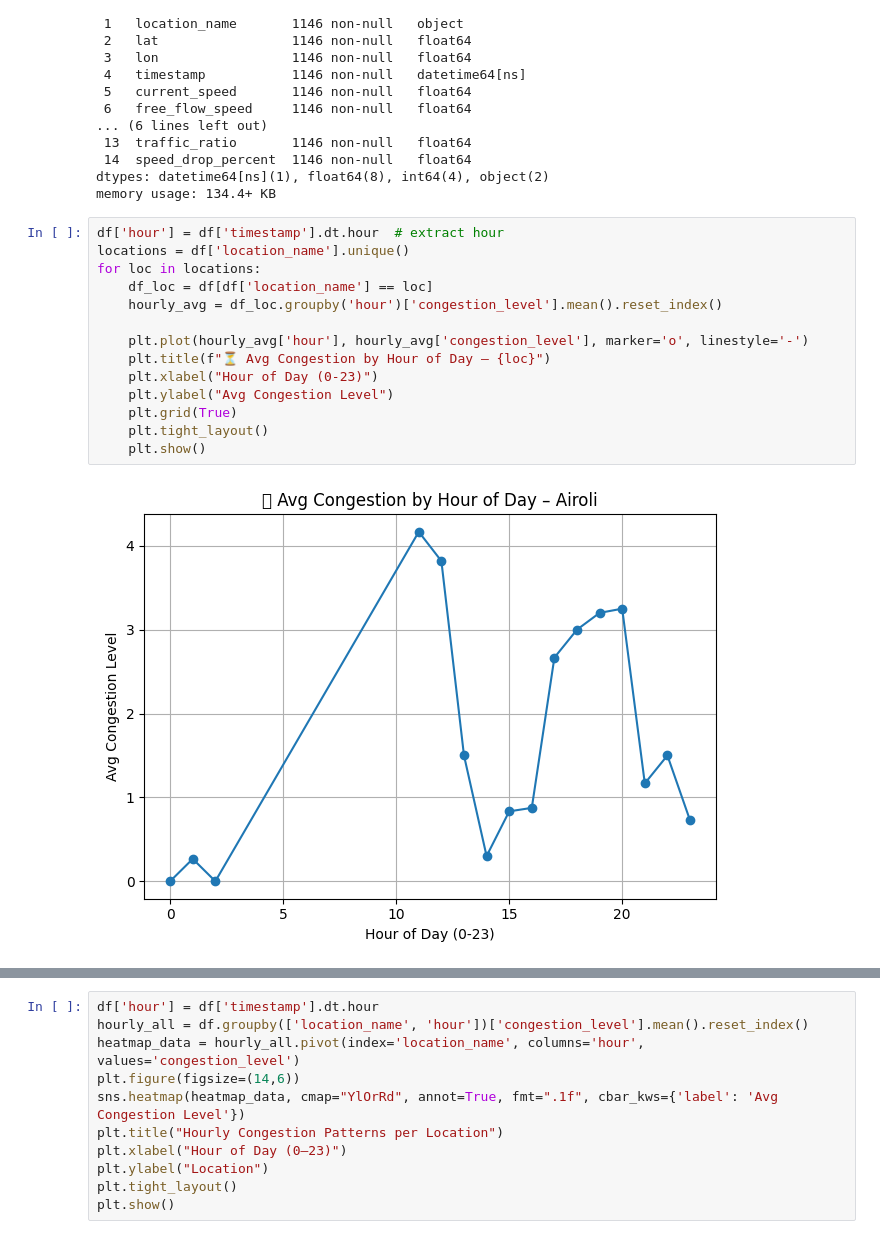
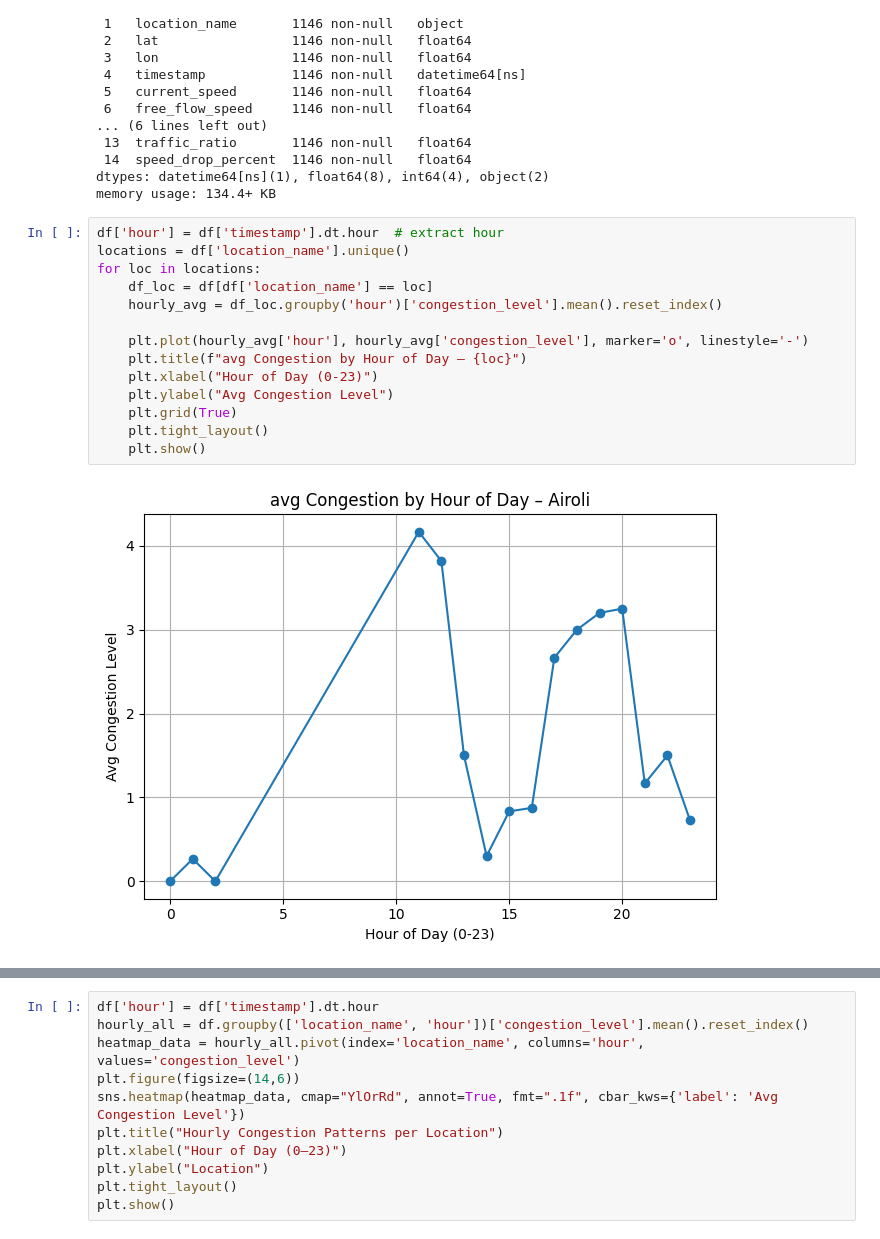
Before and after one commit to srgmnagar/traffic-congestion-analyzer, a Jupyter notebook: notebooks/data_analysis.ipynb, the cells around one changed output, grey strips where cells are left out. Drawn from its saved outputs; the diff is of its cells as text.

```diff
--- a/notebooks/data_analysis.ipynb
+++ b/notebooks/data_analysis.ipynb
@@ -294,16 +291,16 @@ memory usage: 134.4+ KB
 # %%
 df['hour'] = df['timestamp'].dt.hour  # extract hour
 locations = df['location_name'].unique()
 for loc in locations:
     df_loc = df[df['location_name'] == loc]
     hourly_avg = df_loc.groupby('hour')['congestion_level'].mean().reset_index()
 
     plt.plot(hourly_avg['hour'], hourly_avg['congestion_level'], marker='o', linestyle='-')
-    plt.title(f"⏳ Avg Congestion by Hour of Day – {loc}")
+    plt.title(f"avg Congestion by Hour of Day – {loc}")
     plt.xlabel("Hour of Day (0-23)")
     plt.ylabel("Avg Congestion Level")
     plt.grid(True)
     plt.tight_layout()
     plt.show()
 # %% [output]
-[figure, old version]
+[figure, new version]
```
Also changed, not shown: parts of 10 cells of this notebook, 2 other files.
